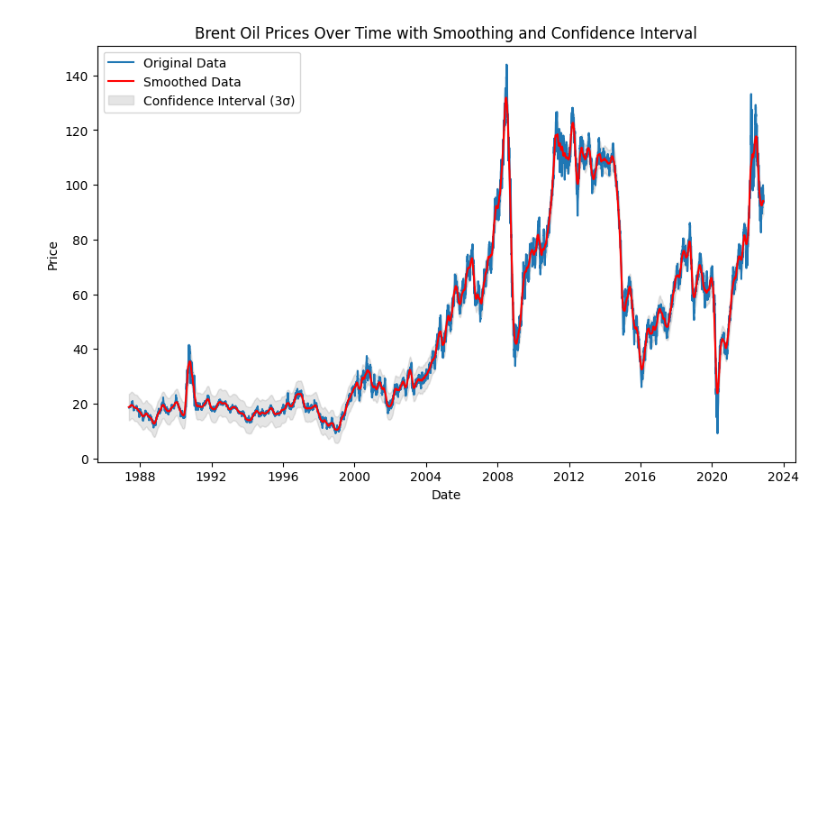
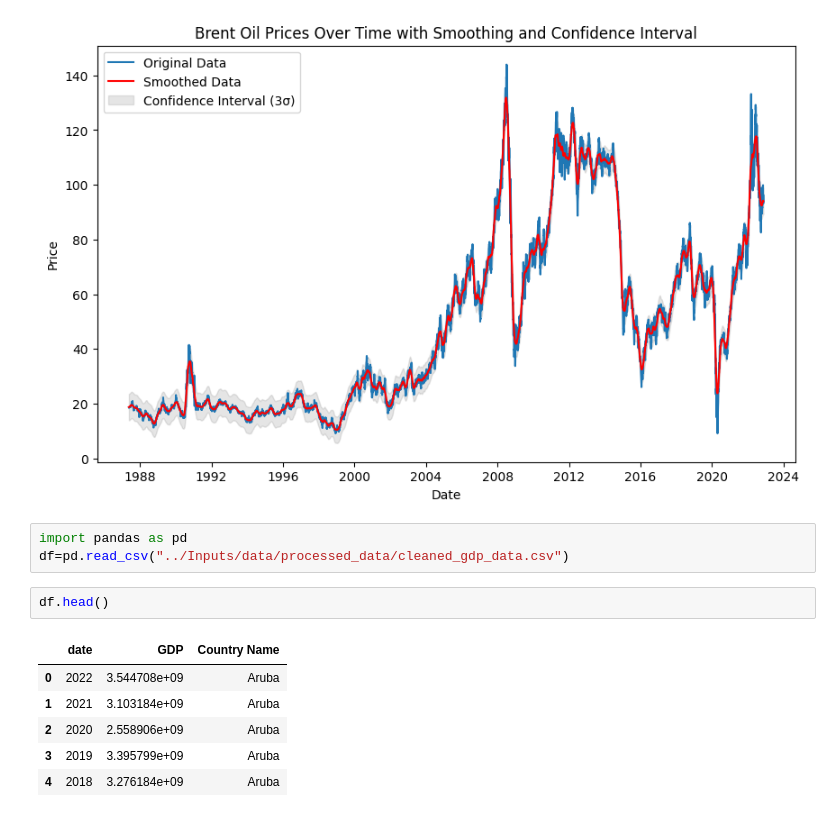
Before and after one commit to Yaadee/Oil_data_analysis, a Jupyter notebook: Notebook/exploratory_analysis.ipynb, the cells around one changed output. Saved outputs shown, nothing was run; the diff lists cells and outputs as text; blank space fills up the shorter version.

```diff
--- a/Notebook/exploratory_analysis.ipynb
+++ b/Notebook/exploratory_analysis.ipynb
@@ -62,3 +62,15 @@ plt.show()
 # %% [output]
 [figure]
 [figure]
+# %%
+import pandas as pd
+df=pd.read_csv("../Inputs/data/processed_data/cleaned_gdp_data.csv")
+# %%
+df.head()
+# %% [output]
+|  | date | GDP | Country Name |
+| 0 | 2022 | 3.544708e+09 | Aruba |
+| 1 | 2021 | 3.103184e+09 | Aruba |
+| 2 | 2020 | 2.558906e+09 | Aruba |
+| 3 | 2019 | 3.395799e+09 | Aruba |
+| 4 | 2018 | 3.276184e+09 | Aruba |
```
Also changed, not shown: 6 other files.
